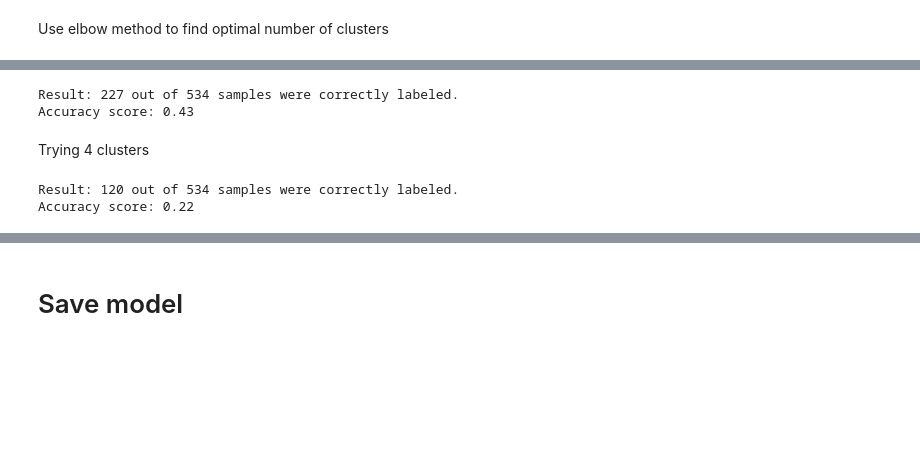
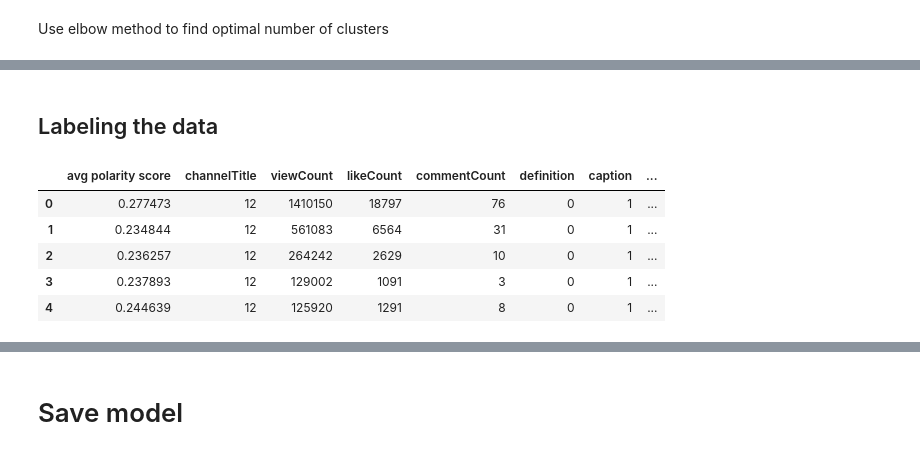
Before and after one commit to mhaln3mi/Youtube-content-quality-classification, a Jupyter notebook: src/unsupervisedML.ipynb, the cells around one changed output, grey strips where cells are left out. Cells and saved outputs as stored; diff of their text form; code cells hidden in the pictures; blank space fills up the shorter version.

```diff
--- a/src/unsupervisedML.ipynb
+++ b/src/unsupervisedML.ipynb
@@ -263,30 +260,15 @@ Trying 3 clusters
-# %%
-kmeans = KMeans(n_clusters=3, random_state=16)
-
-kmeans.fit(X)
-
-# check how many of the samples were correctly labeled
-labels = kmeans.labels_
-
-correct_labels = sum(y == labels)
-print("Result: %d out of %d samples were correctly labeled." % (correct_labels, y.size))
-print('Accuracy score: {0:0.2f}'. format(correct_labels/float(y.size)))
-# %% [output]
-Result: 227 out of 534 samples were correctly labeled.
-Accuracy score: 0.43
-# %% [markdown]
-Trying 4 clusters
-# %%
-kmeans = KMeans(n_clusters=4, random_state=0)
-
-kmeans.fit(X)
-
-# check how many of the samples were correctly labeled
-labels = kmeans.labels_
-
-correct_labels = sum(y == labels)
-print("Result: %d out of %d samples were correctly labeled." % (correct_labels, y.size))
-print('Accuracy score: {0:0.2f}'. format(correct_labels/float(y.size)))
-# %% [output]
-Result: 120 out of 534 samples were correctly labeled.
-Accuracy score: 0.22
+# %% [markdown]
+## Labeling the data
+# %%
+df['Label'] = None
+
+df = df.assign(Label = labels)
+
+df.head()
+# %% [output]
+|  | avg polarity score | channelTitle | viewCount | likeCount | commentCount | definition | caption | ... |
+| 0 | 0.277473 | 12 | 1410150 | 18797 | 76 | 0 | 1 | ... |
+| 1 | 0.234844 | 12 | 561083 | 6564 | 31 | 0 | 1 | ... |
+| 2 | 0.236257 | 12 | 264242 | 2629 | 10 | 0 | 1 | ... |
+| 3 | 0.237893 | 12 | 129002 | 1091 | 3 | 0 | 1 | ... |
+| 4 | 0.244639 | 12 | 125920 | 1291 | 8 | 0 | 1 | ... |
```
Also changed, not shown: parts of 45 cells of this notebook, 6 other files.
